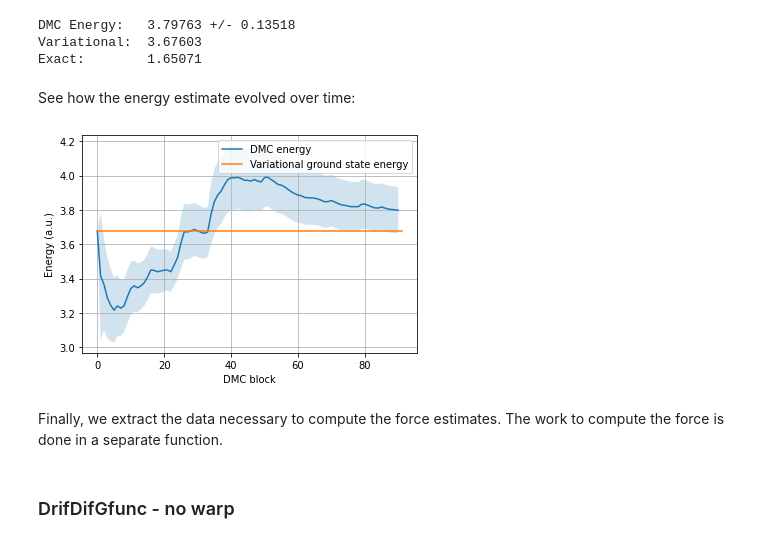
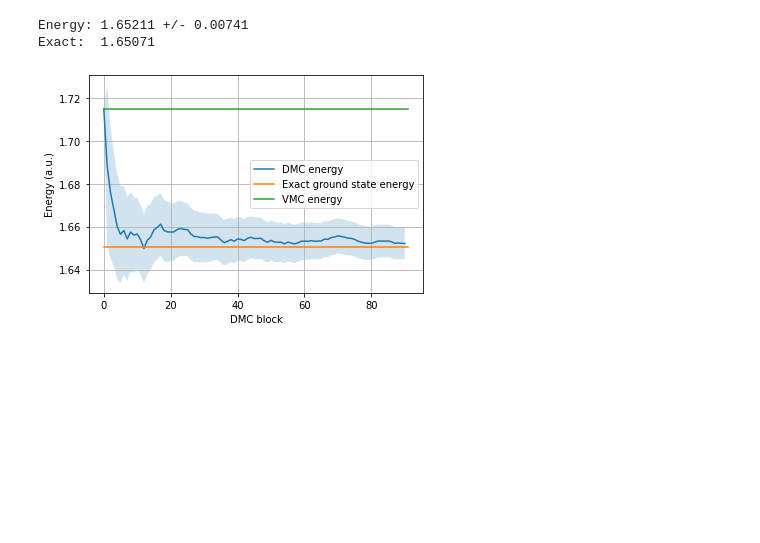
Before and after one commit to Jvanrhijn/pydmc, a Jupyter notebook: examples/elliptic_well.ipynb, the cells around one changed output. Drawn from its saved outputs; the diff is of its cells as text; code cells hidden in the pictures; blank space fills up the shorter version.

```diff
--- a/examples/elliptic_well.ipynb
+++ b/examples/elliptic_well.ipynb
@@ -193,0 +7,16 @@ Obtain the results for the DMC energy and its estimated error:
+# %%
+nconf = 400
+time_step = 5e-2
+
+blocks = 100
+steps_per_block = 20
+neq = 10
+
+q0 = 0.8253525490491695
+a0 = 1
+exact = 2*q0/a0**2
+
+reference_energy = 1.715 / a0**2
+
+da = 1e-5
+hamiltonian = lambda psi, x: -0.5 * psi.laplacian(x)
@@ -194,29 +54,36 @@ Obtain the results for the DMC energy and its estimated error:
+# %%
+np.random.seed(0)
+confs = [np.random.uniform(low=-0.5, high=0.5, size=2) for _ in range(nconf)]
+walkers = [Walker(conf, 1.0) for conf in confs]
+# %%
+brancher = SRBrancher()
+#brancher = SplitJoinBrancher()
+
+ar = DiffuseAcceptRejectDMC(fixed_node=True)
+guiding_wf = ParabolicWaveFunction(a0)
+
+dmc = DMC(hamiltonian, walkers, brancher, ar, guiding_wf, reference_energy)
+
+dmc.run_dmc(time_step, blocks, steps_per_block, neq=neq, progress=True)
 # %%
-energy = dmcres.energy_estimate[-1]
-err = dmcres.energy_error[-1]
-print(f"DMC Energy:   {energy:.5f} +/- {err:.5f}")
-print(f"Variational:  {reference_energy:.5f}")
-print(f"Exact:        {2*q0/a0**2:.5f}")
+energy = dmc.energy_estimate[-1]
+err = dmc.energy_error[-1]
+print(f"Energy: {energy:.5f} +/- {err:.5f}")
+print(f"Exact:  {exact:.5f}")
 # %% [output]
-DMC Energy:   3.79763 +/- 0.13518
-Variational:  3.67603
-Exact:        1.65071
+Energy: 1.65211 +/- 0.00741
+Exact:  1.65071
-# %% [markdown]
-See how the energy estimate evolved over time:
 # %%
 plt.figure()
-ns = np.arange(0, len(dmcres.energy_estimate))
-plt.plot(ns, dmcres.energy_estimate, label="DMC energy")
-plt.fill_between(ns, dmcres.energy_estimate - dmcres.energy_error,
-                     dmcres.energy_estimate + dmcres.energy_error, alpha=0.2)
+ns = np.arange(0, len(dmc.energy_estimate))
+plt.plot(ns, dmc.energy_estimate, label="DMC energy")
+plt.fill_between(ns, dmc.energy_estimate - dmc.energy_error, dmc.energy_estimate + dmc.energy_error, alpha=0.2)
 
-plt.plot([0, len(dmcres.energy_estimate)],
-        [reference_energy, reference_energy], label="Variational ground state energy")
+plt.plot([0, len(dmc.energy_estimate)], [exact, exact], label="Exact ground state energy")
+plt.plot([0, len(dmc.energy_estimate)], [reference_energy, reference_energy], label="VMC energy")
 plt.legend()
 plt.xlabel("DMC block")
 plt.ylabel("Energy (a.u.)")
 plt.grid()
 # %% [output]
-[figure, old version]
+[figure, new version]
-# %% [markdown]
-Finally, we extract the data necessary to compute the force estimates. The work to compute the force is done in a separate function.
@@ -240,2 +89,0 @@ def compute_forces(fa):
-# %% [markdown]
-### DrifDifGfunc - no warp
```
Also changed, not shown: parts of 27 cells of this notebook, 7 other files.
